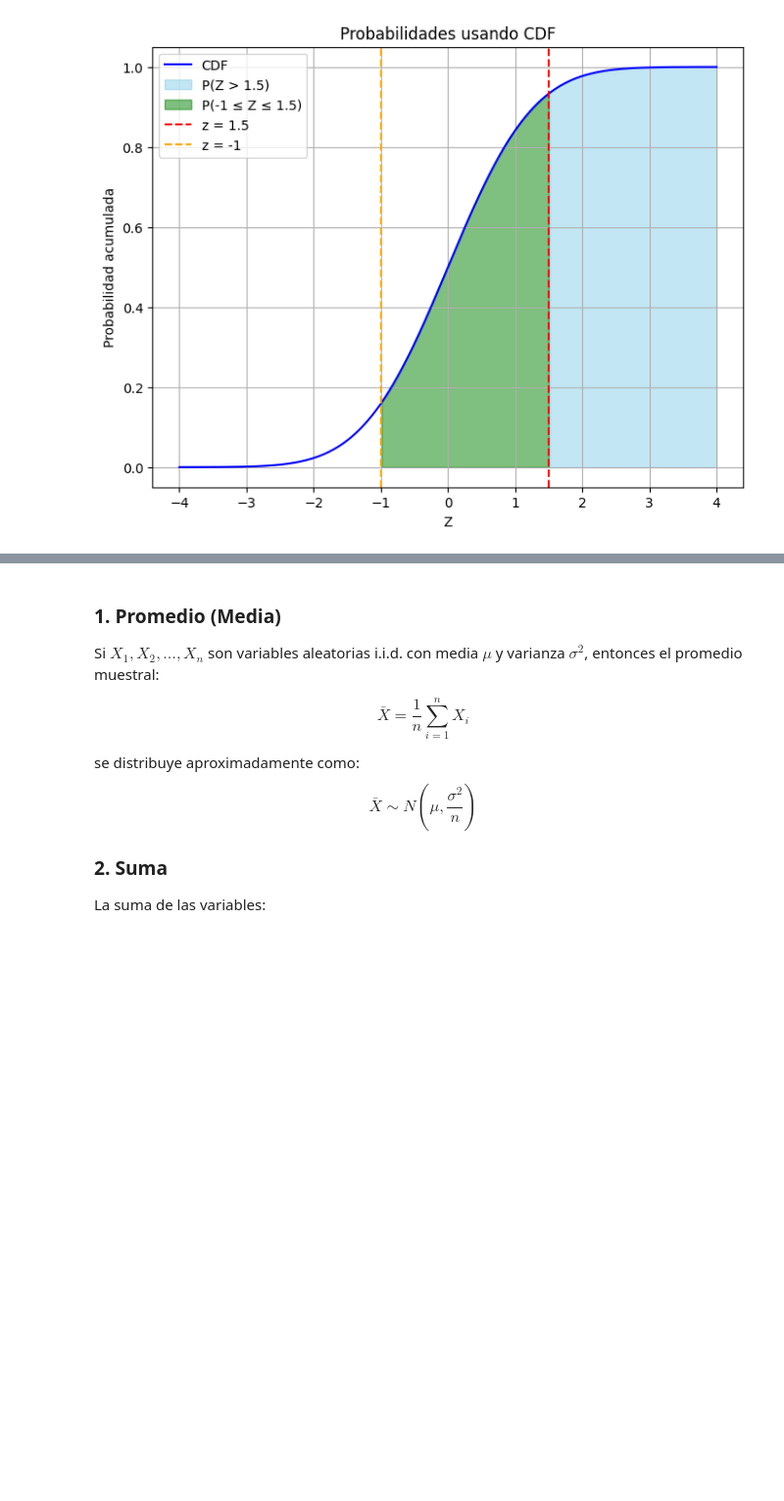
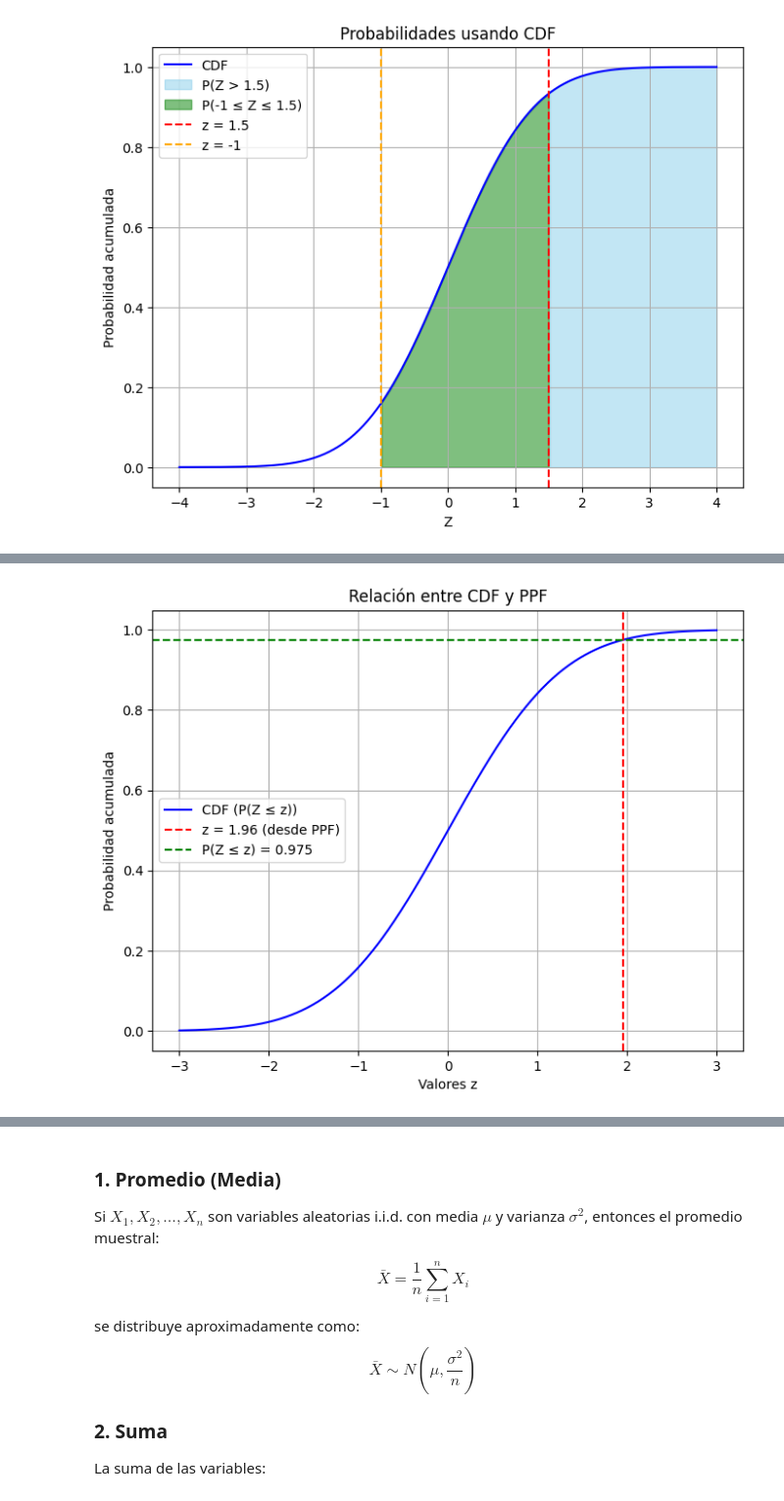
Before and after one commit to AndresVelasco/ZSS1I3LWHTALNR2BFP0IKKEK3CG4DMBF, a Jupyter notebook: cheatsheet.ipynb, the cells around one changed output, grey strips where cells are left out. Shown at 98% size. Drawn from its saved outputs; the diff is of its cells as text; code cells hidden in the pictures; blank space fills up the shorter version.

```diff
--- a/cheatsheet.ipynb
+++ b/cheatsheet.ipynb
@@ -646 +693,35 @@ plt.show()
+# %%
+import numpy as np
+import matplotlib.pyplot as plt
+from scipy.stats import norm
+
+# Valores para graficar
+z_values = np.linspace(-3, 3, 500)
+cdf_values = norm.cdf(z_values)
+
+# Probabilidad acumulada de interés
+p = 0.975  # Por ejemplo, 97.5%
+z_from_ppf = norm.ppf(p)  # Cálculo del valor z correspondiente
+
+# Crear la gráfica
+plt.figure(figsize=(8, 6))
+
+# Graficar la CDF
+plt.plot(z_values, cdf_values, label="CDF (P(Z ≤ z))", color="blue")
+
+# Línea vertical para el valor z correspondiente
+plt.axvline(z_from_ppf, color="red", linestyle="--", label=f"z = {z_from_ppf:.2f} (desde PPF)")
+
+# Línea horizontal para la probabilidad acumulada
+plt.axhline(p, color="green", linestyle="--", label=f"P(Z ≤ z) = {p:.3f}")
+
+# Etiquetas y título
+plt.title("Relación entre CDF y PPF")
+plt.xlabel("Valores z")
+plt.ylabel("Probabilidad acumulada")
+plt.legend()
+plt.grid()
+plt.show()
+# %% [output]
+[figure, added]
 # %% [markdown]
```
Also changed, not shown: parts of 11 cells of this notebook.
